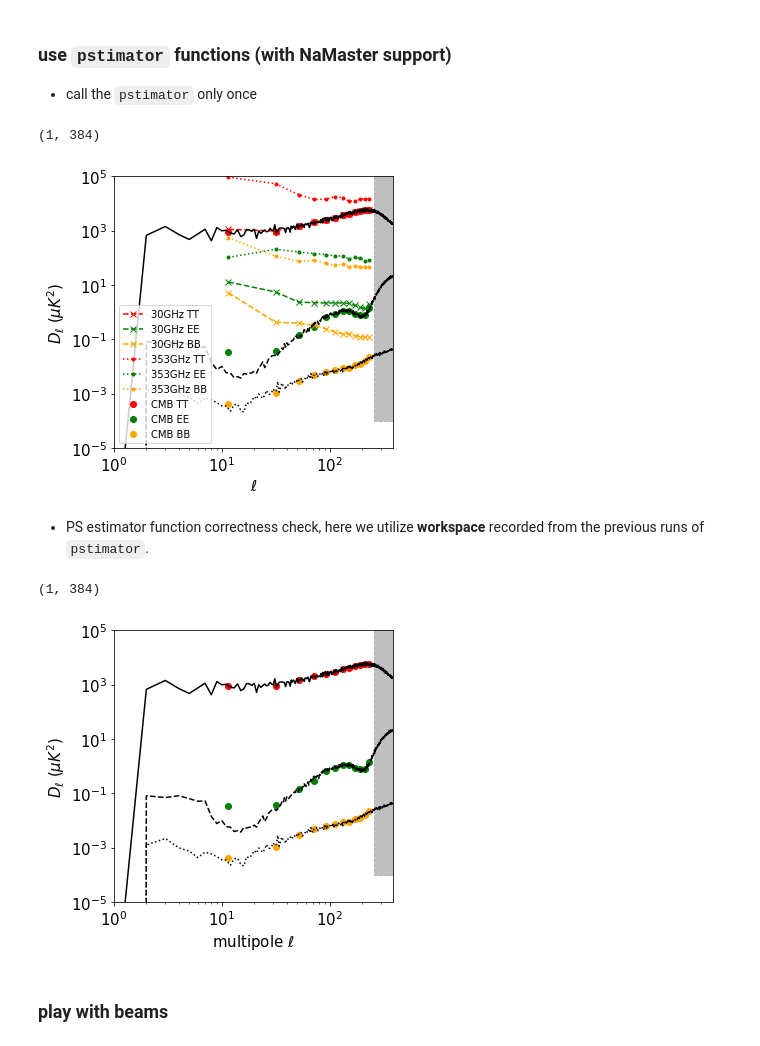
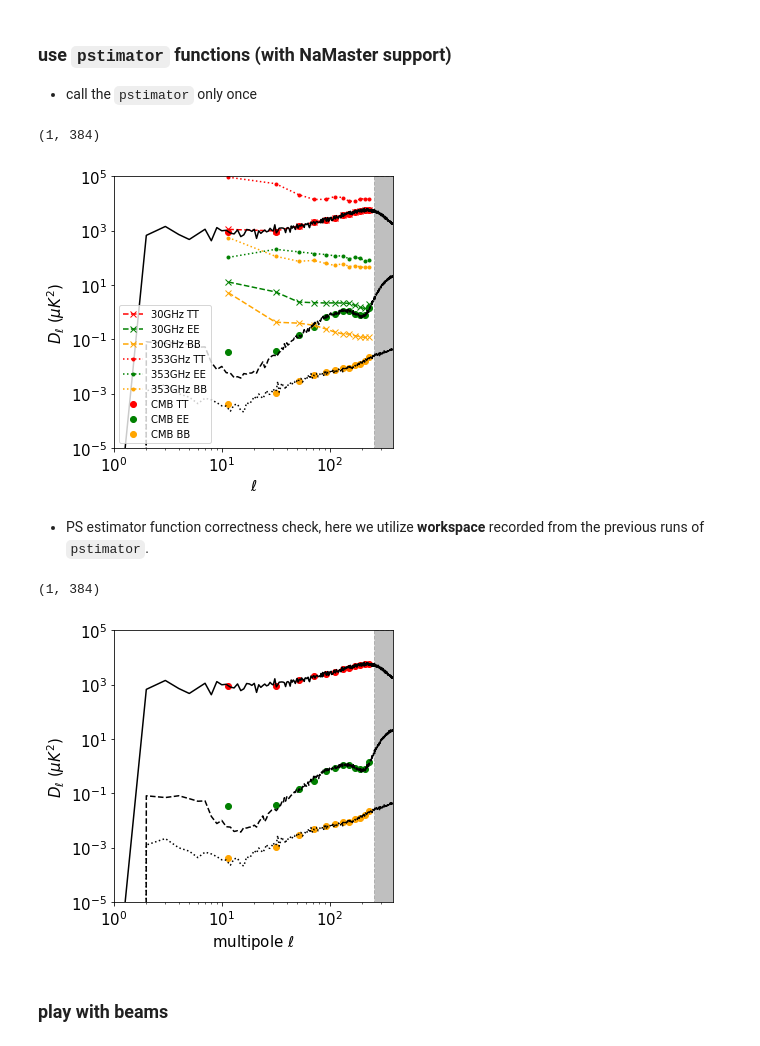
Before and after one commit to gioacchinowang/afra, a Jupyter notebook: tutorials/tutorial02.ipynb, the cells around one changed output. Drawn from its saved outputs; the diff is of its cells as text; code cells hidden in the pictures.

```diff
--- a/tutorials/tutorial02.ipynb
+++ b/tutorials/tutorial02.ipynb
@@ -69,35 +69,35 @@ ax.plot(auto_30_eb[0],auto_30_eb[1],
         color='green',linestyle='--',marker='x',label=r'30GHz EE')
 ax.plot(auto_30_eb[0],auto_30_eb[2],
         color='orange',linestyle='--',marker='x',label=r'30GHz BB')
 
 ax.plot(auto_353_t[0],auto_353_t[1],
         color='red',linestyle=':',marker='.',label=r'353GHz TT')
 ax.plot(auto_353_eb[0],auto_353_eb[1],
         color='green',linestyle=':',marker='.',label=r'353GHz EE')
 ax.plot(auto_353_eb[0],auto_353_eb[2],
         color='orange',linestyle=':',marker='.',label=r'353GHz BB')
 
 ax.plot(0.5*ell*(ell+1)/np.pi*cmb_cl[0],
         color='black',linestyle='-')
 ax.plot(0.5*ell*(ell+1)/np.pi*cmb_cl[1],
         color='black',linestyle='--')
 ax.plot(0.5*ell*(ell+1)/np.pi*cmb_cl[2],
         color='black',linestyle=':')
 
-ax.fill_between((2*NSIDE,3*NSIDE),(1e-4,1e-4),(1e5,1e5),
+ax.fill_between((2*NSIDE,3*NSIDE),(1e-5,1e-5),(1e5,1e5),
                 color='gray',linestyle='--',alpha=0.5)
 
 ax.set_yscale('log')
 ax.set_xscale('log')
 ax.legend(loc=3)
 ax.set_xlabel(r'$\ell$',fontsize=15)
 ax.set_ylabel(r'$D_\ell$ ($\mu K^2$)',fontsize=15)
 ax.tick_params(axis='both', labelsize=15)
 ax.set_ylim((1.e-5,1.e5))
 ax.set_xlim((1,3*NSIDE))
 # %% [output]
 (1, 384)
-[figure, old version]
+[figure, new version]
 # %% [markdown]
 - PS estimator function correctness check, here we utilize **workspace** recorded from the previous runs of `pstimator`.
 # %%
@@ -120,7 +120,7 @@ ax.plot(0.5*ell*(ell+1)/np.pi*cmb_cl[1],
 ax.plot(0.5*ell*(ell+1)/np.pi*cmb_cl[2],
         color='black',linestyle=':')
 
-ax.fill_between((2*NSIDE,3*NSIDE),(1e-4,1e-4),(1e5,1e5),
+ax.fill_between((2*NSIDE,3*NSIDE),(1e-5,1e-5),(1e5,1e5),
                 color='gray',linestyle='--',alpha=0.5)
 
 ax.set_yscale('log')
@@ -133,7 +133,7 @@ ax.set_ylim((1.e-5,1.e5))
 ax.set_xlim((1,3*NSIDE))
 # %% [output]
 (1, 384)
-[figure, old version]
+[figure, new version]
 # %% [markdown]
 ### play with beams
 # %%
```
Also changed, not shown: parts of 6 cells of this notebook.
